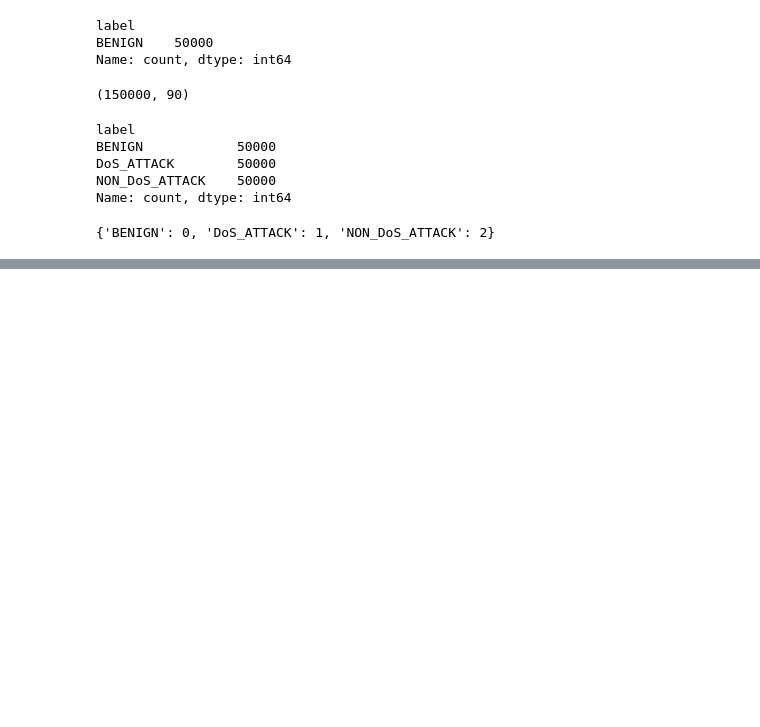
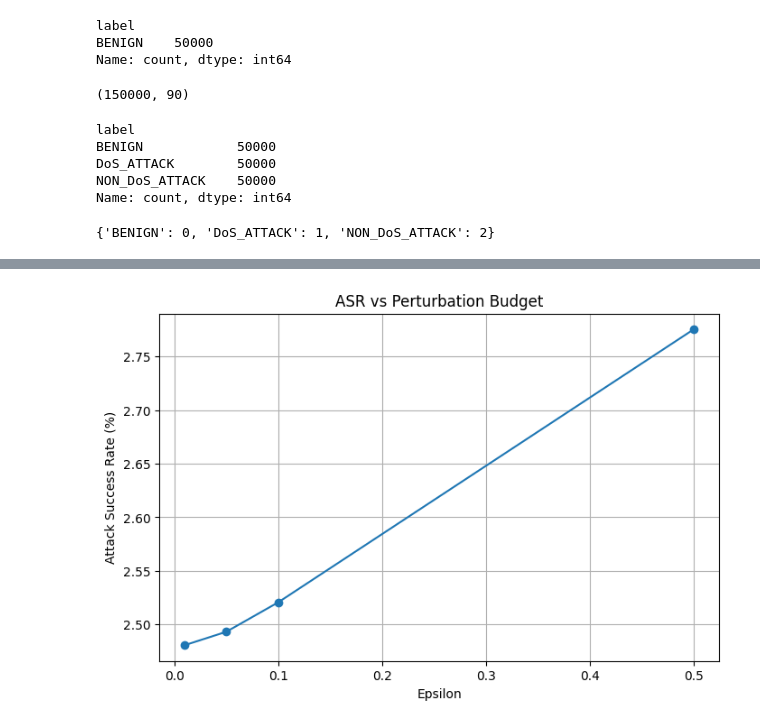
Before and after one commit to NU-Academics/DIS_Hughen, a Jupyter notebook: DNN-Multi-Reduced-PGD-Feature.ipynb, the cells around one changed output, grey strips where cells are left out. Drawn from its saved outputs; the diff is of its cells as text; code cells hidden in the pictures; blank space fills up the shorter version.

```diff
--- a/DNN-Multi-Reduced-PGD-Feature.ipynb
+++ b/DNN-Multi-Reduced-PGD-Feature.ipynb
@@ -393,21 +393,27 @@ def pgd_attack(model, x, y, epsilon=0.1, alpha=0.02, num_steps=200, n_restarts=5
 # %%
 def epsilon_eval(model, X_val_tensor, y_val_tensor, epsilon, le=None, n_restarts=5, momentum=0.9, verbose=True, x_min=None, x_max=None):
     x_adv = pgd_attack(model, X_val_tensor, y_val_tensor, epsilon=epsilon, n_restarts=n_restarts, momentum=momentum, x_min=x_min, x_max=x_max, verbose=verbose)
-    y_true = y_val_tensor.cpu().numpy()
-    x_adv_np = x_adv.cpu().numpy()
     model.eval()
     with torch.no_grad():
+        clean_logits = model(X_val_tensor.to(device))
+        y_pred_clean = torch.argmax(clean_logits, dim=1).cpu().numpy()
         logits = model(x_adv.to(device))
         y_pred = torch.argmax(logits, dim=1).cpu().numpy()
+    y_true = y_val_tensor.cpu().numpy()
+    correct_clean = (y_pred_clean == y_true)
+    successful_attacks = ((y_pred != y_true) & correct_clean)
+    asr = (successful_attacks.sum() / max(correct_clean.sum(), 1))
+    x_adv_np = x_adv.cpu().numpy()
     adv_df = pd.DataFrame(scaler.inverse_transform(x_adv_np), columns=X.columns).round(0).astype(int)
     adv_df["true_label"] = y_true
     adv_df["y_pred"] = y_pred
     filename = "adversarial_epsilon_" + str(epsilon) + ".csv"
     adv_df.to_csv(filename, index=False)
+    clean_acc = accuracy_score(y_true, y_pred_clean)
+    adv_acc = accuracy_score(y_true, y_pred)
     print("=== ADVERSARIAL EVALUATION ===")
     print(f"Epsilon : {epsilon}")
     print(f"Accuracy: {accuracy_score(y_true, y_pred):.4f}")
     tgt = le.classes_ if le is not None else None
     print(classification_report(y_true, y_pred, target_names=tgt))
-for epsilon in [0.01, 0.05, 0.1, 0.5]:
-    epsilon_eval(model, X_val_tensor, y_val_tensor, epsilon, le=le, n_restarts=5, momentum=0.9, verbose=True, x_min=x_min_t, x_max=x_max_t)
+    return {"epsilon": epsilon, "clean_accuracy": clean_acc, "adv_accuracy": adv_acc, "asr": asr}
@@ -431,0 +420,4 @@ Accuracy: 0.8546
+# %%
+results = []
+for epsilon in [0.01, 0.05, 0.1, 0.5]:
+    results.append(epsilon_eval(model, X_val_tensor, y_val_tensor, epsilon, le=le, n_restarts=5, momentum=0.9, verbose=True, x_min=x_min_t, x_max=x_max_t))
@@ -431,0 +442,13 @@ Accuracy: 0.8546
+# %%
+eps = [r["epsilon"] for r in results]
+asr = [r["asr"] * 100 for r in results]
+
+plt.figure(figsize=(8,5))
+plt.plot(eps, asr, marker='o')
+plt.xlabel("Epsilon")
+plt.ylabel("Attack Success Rate (%)")
+plt.title("ASR vs Perturbation Budget")
+plt.grid(True)
+plt.show()
+# %% [output]
+[figure, added]
```
Also changed, not shown: parts of 6 cells of this notebook, 2 other files.
